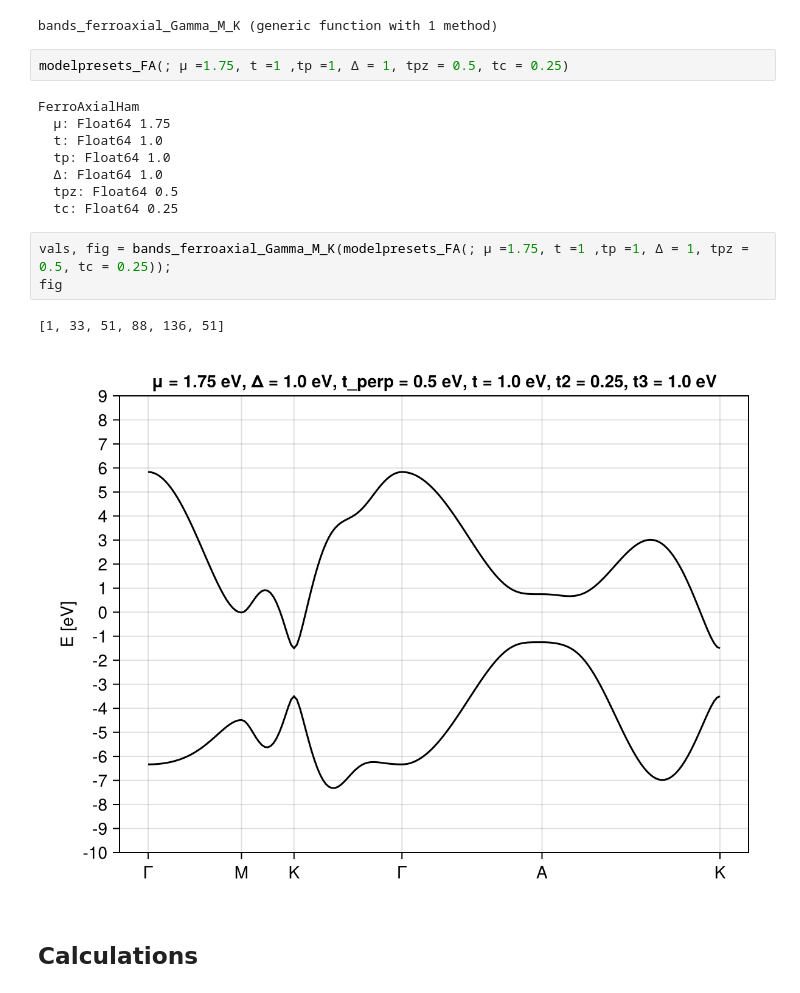
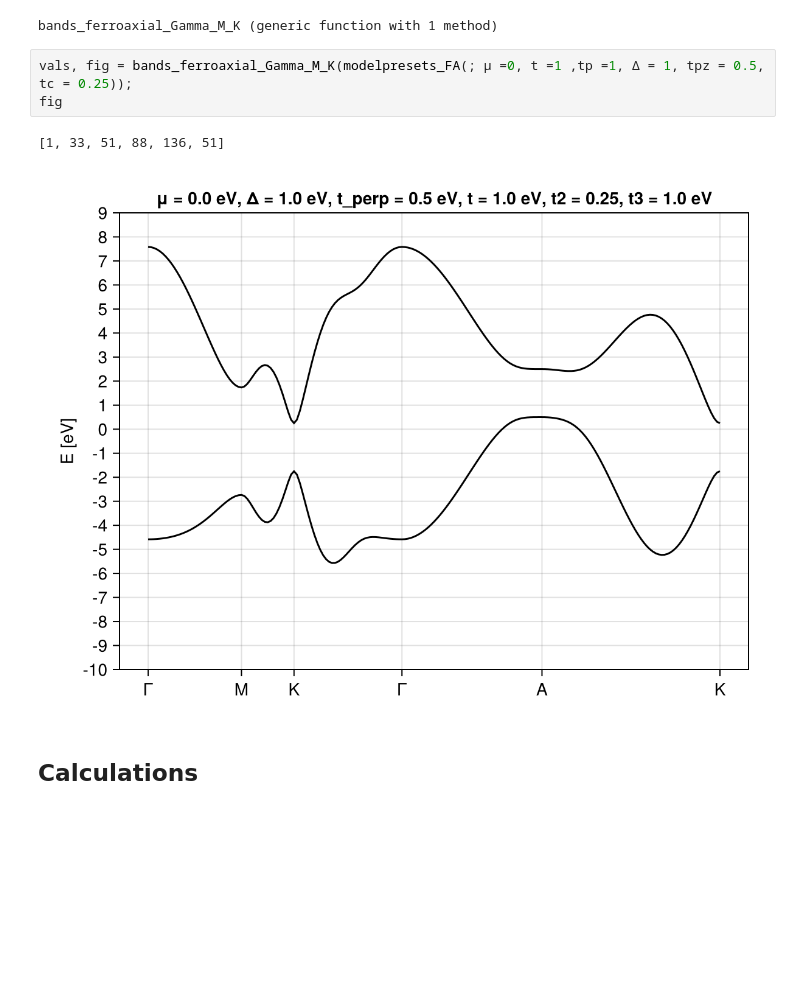
Before and after one commit to fernandopenaranda/Field_Induced_Hall_Effect, a Jupyter notebook: src/Ferroaxial.ipynb, the cells around one changed output. Saved outputs shown, nothing was run; the diff lists cells and outputs as text; blank space fills up the shorter version.

```diff
--- a/src/Ferroaxial.ipynb
+++ b/src/Ferroaxial.ipynb
@@ -81,21 +81,11 @@ end
 # %% [output]
 bands_ferroaxial_Gamma_M_K (generic function with 1 method)
 # %%
-modelpresets_FA(; μ =1.75, t =1 ,tp =1, Δ = 1, tpz = 0.5, tc = 0.25)
+vals, fig = bands_ferroaxial_Gamma_M_K(modelpresets_FA(; μ =0, t =1 ,tp =1, Δ = 1, tpz = 0.5, tc = 0.25));
+fig
 # %% [output]
-FerroAxialHam
-  μ: Float64 1.75
-  t: Float64 1.0
-  tp: Float64 1.0
-  Δ: Float64 1.0
-  tpz: Float64 0.5
-  tc: Float64 0.25
+[1, 33, 51, 88, 136, 51]
+[figure, added]
-# %%
-vals, fig = bands_ferroaxial_Gamma_M_K(modelpresets_FA(; μ =1.75, t =1 ,tp =1, Δ = 1, tpz = 0.5, tc = 0.25));
-fig
-# %% [output]
-[1, 33, 51, 88, 136, 51]
-[figure, removed]
 # %% [markdown]
 ## Calculations
 # %%
```
Also changed, not shown: parts of 7 cells of this notebook, 4 other files.
